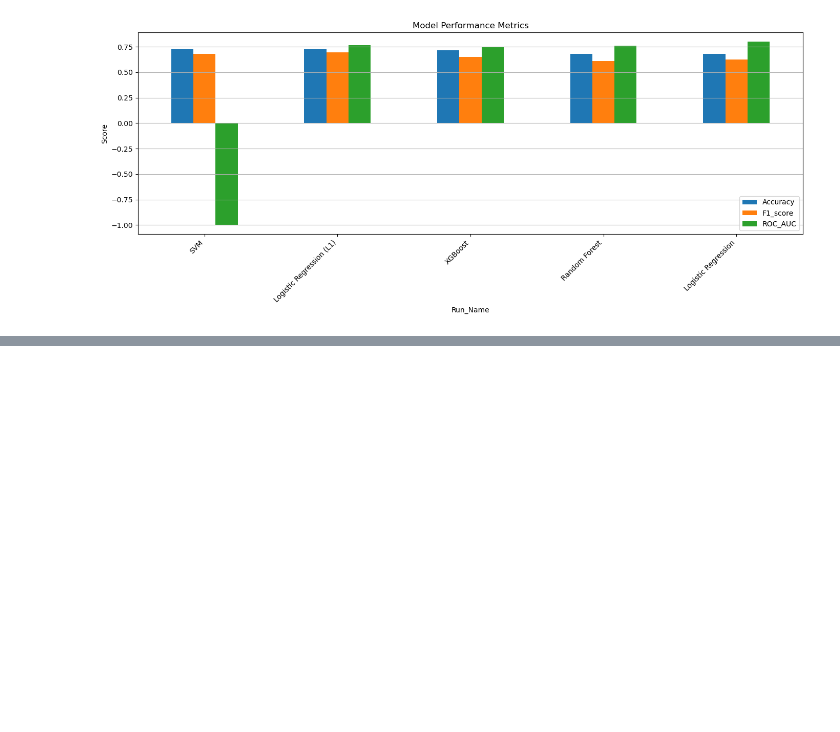
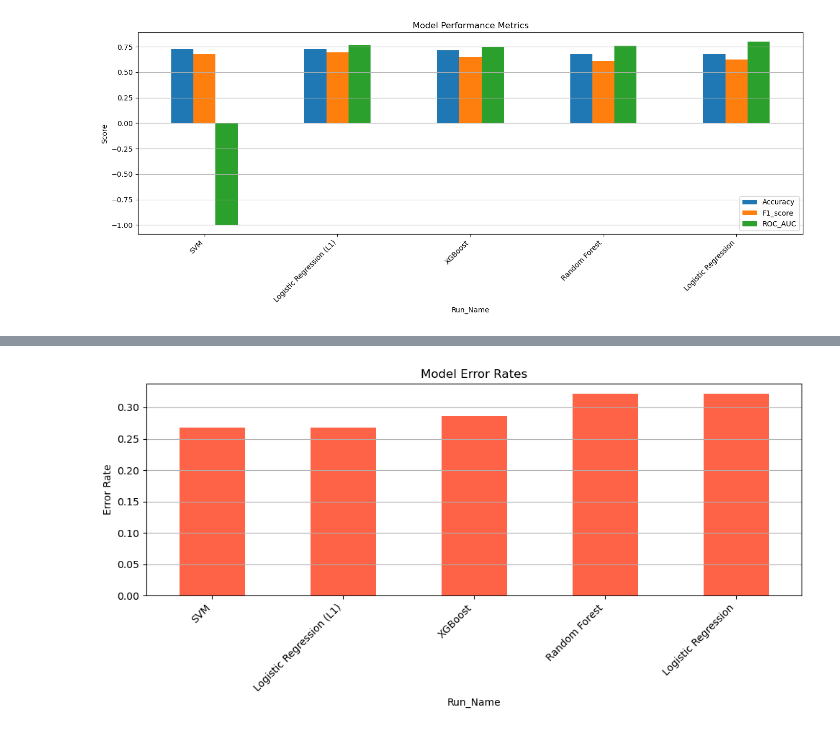
Before and after one commit to DimitraEl/Master-Thesis-2024, a Jupyter notebook: Notebooks/MLflow MODEL COMAPRISON.ipynb, the cells around one changed output, grey strips where cells are left out. Cells and saved outputs as stored; diff of their text form; code cells hidden in the pictures; blank space fills up the shorter version.

```diff
--- a/Notebooks/MLflow MODEL COMAPRISON.ipynb
+++ b/Notebooks/MLflow MODEL COMAPRISON.ipynb
@@ -189,0 +208,13 @@ plt.show()
+# %%
+import matplotlib.pyplot as plt
+
+plt.figure(figsize=(10, 5))
+df_metrics["Error_Rate"].plot(kind='bar', color='tomato')
+plt.title("Model Error Rates")
+plt.ylabel("Error Rate")
+plt.xticks(rotation=45, ha='right')
+plt.grid(axis='y')
+plt.tight_layout()
+plt.show()
+# %% [output]
+[figure, added]
```
Also changed, not shown: parts of 2 cells of this notebook.
